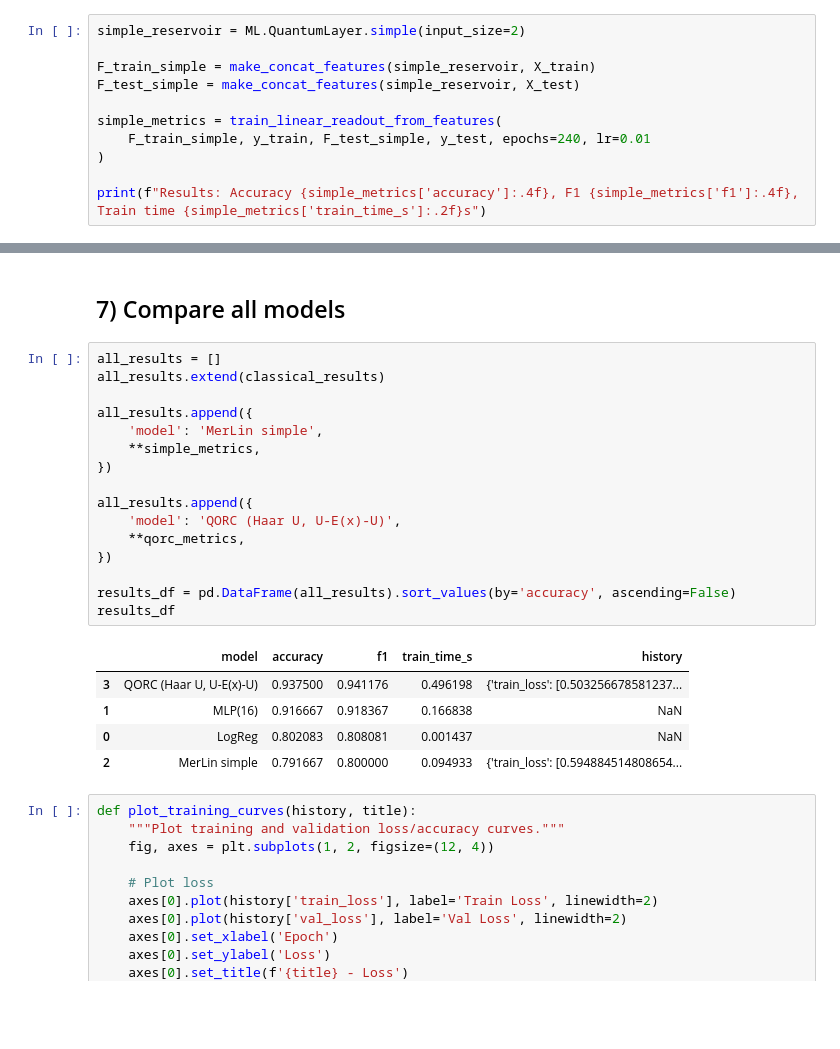
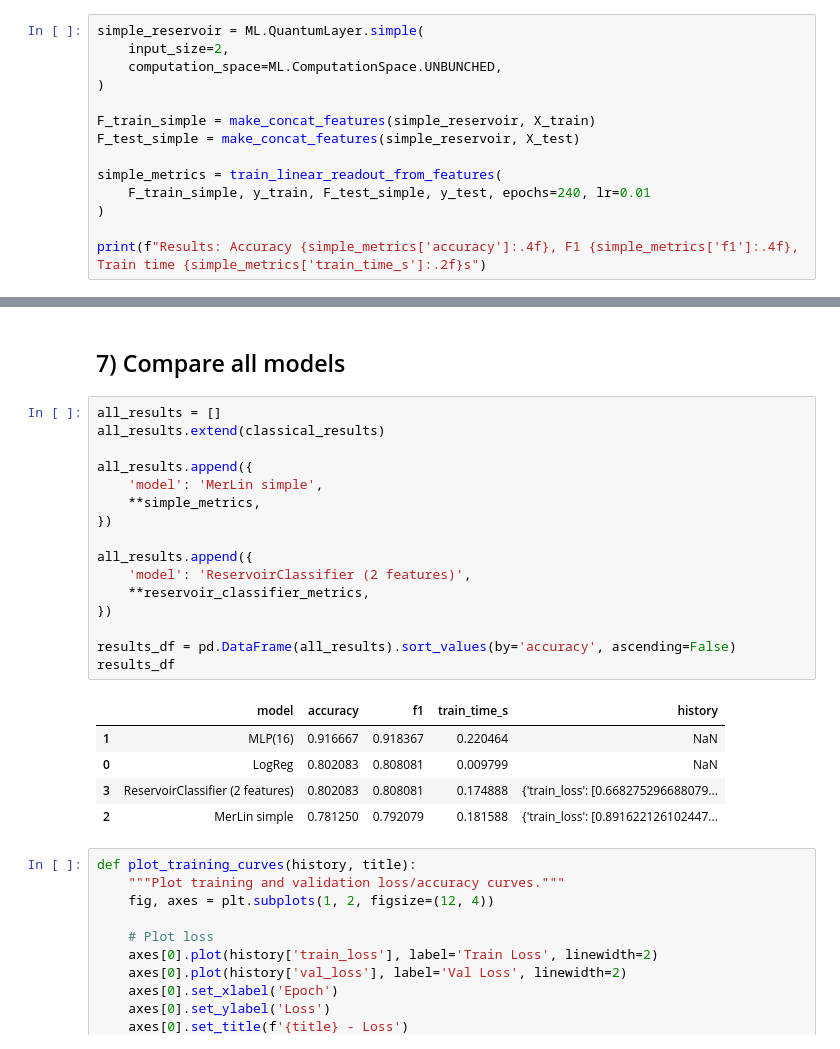
Before and after one commit to Tancredoss/merlin, a Jupyter notebook: docs/source/notebooks/QORC-basics.ipynb, the cells around one changed output, grey strips where cells are left out. Saved outputs shown, nothing was run; the diff lists cells and outputs as text; blank space fills up the shorter version.

```diff
--- a/docs/source/notebooks/QORC-basics.ipynb
+++ b/docs/source/notebooks/QORC-basics.ipynb
@@ -246,5 +260,8 @@ This gives a quick fixed photonic feature map. We then learn only the readout.
 # %%
-simple_reservoir = ML.QuantumLayer.simple(input_size=2)
+simple_reservoir = ML.QuantumLayer.simple(
+    input_size=2,
+    computation_space=ML.ComputationSpace.UNBUNCHED,
+)
 
 F_train_simple = make_concat_features(simple_reservoir, X_train)
 F_test_simple = make_concat_features(simple_reservoir, X_test)
@@ -352,25 +373,25 @@ Results: Accuracy 0.9375, F1 0.9412, Train time 0.50s
 # %%
 all_results = []
 all_results.extend(classical_results)
 
 all_results.append({
     'model': 'MerLin simple',
     **simple_metrics,
 })
 
 all_results.append({
-    'model': 'QORC (Haar U, U-E(x)-U)',
-    **qorc_metrics,
+    'model': 'ReservoirClassifier (2 features)',
+    **reservoir_classifier_metrics,
 })
 
 results_df = pd.DataFrame(all_results).sort_values(by='accuracy', ascending=False)
 results_df
 # %% [output]
 |  | model | accuracy | f1 | train_time_s | history |
-| 3 | QORC (Haar U, U-E(x)-U) | 0.937500 | 0.941176 | 0.496198 | {'train_loss': [0.503256678581237... |
-| 1 | MLP(16) | 0.916667 | 0.918367 | 0.166838 | NaN |
-| 0 | LogReg | 0.802083 | 0.808081 | 0.001437 | NaN |
-| 2 | MerLin simple | 0.791667 | 0.800000 | 0.094933 | {'train_loss': [0.594884514808654... |
+| 1 | MLP(16) | 0.916667 | 0.918367 | 0.220464 | NaN |
+| 0 | LogReg | 0.802083 | 0.808081 | 0.009799 | NaN |
+| 3 | ReservoirClassifier (2 features) | 0.802083 | 0.808081 | 0.174888 | {'train_loss': [0.668275296688079... |
+| 2 | MerLin simple | 0.781250 | 0.792079 | 0.181588 | {'train_loss': [0.891622126102447... |
 # %%
 def plot_training_curves(history, title):
     """Plot training and validation loss/accuracy curves."""
```
Also changed, not shown: parts of 13 cells of this notebook, 5 other files.
